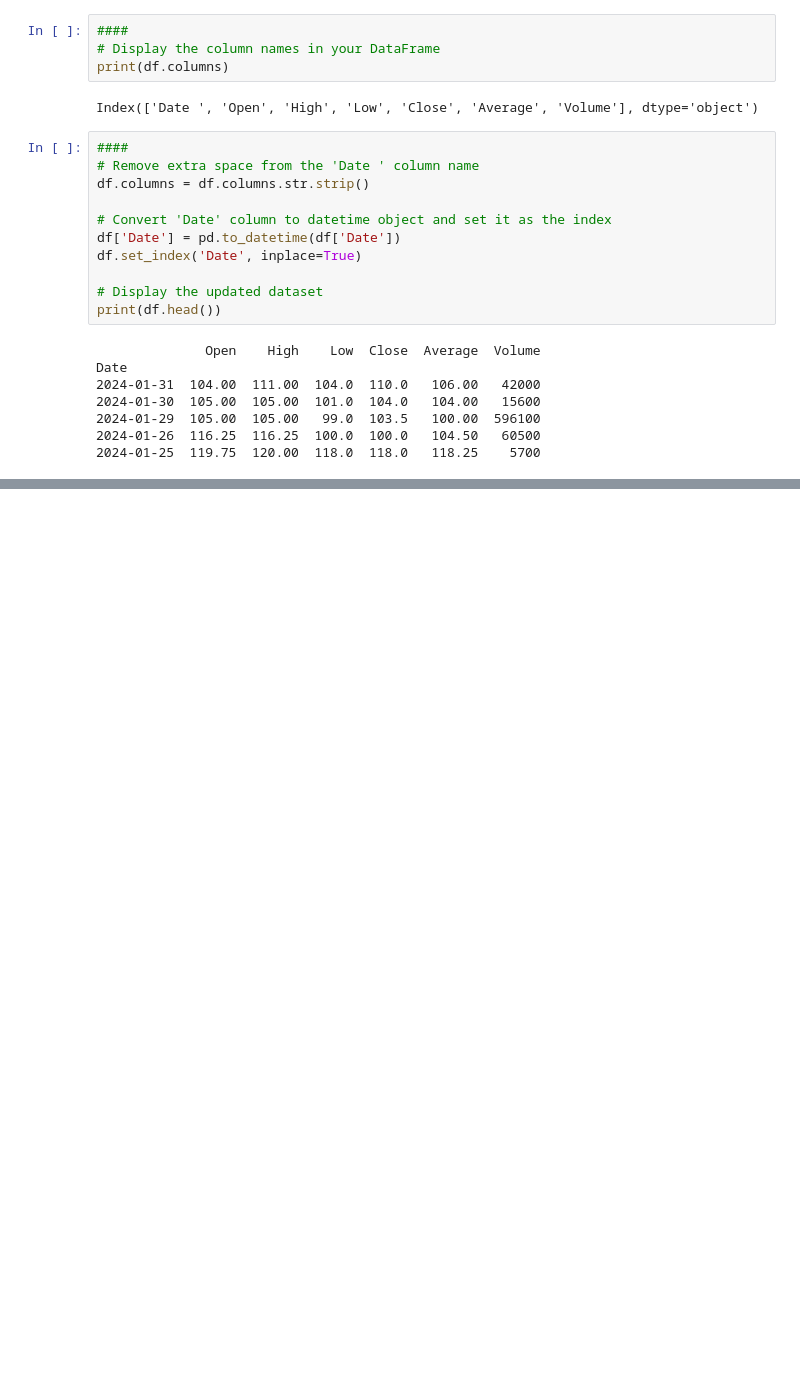
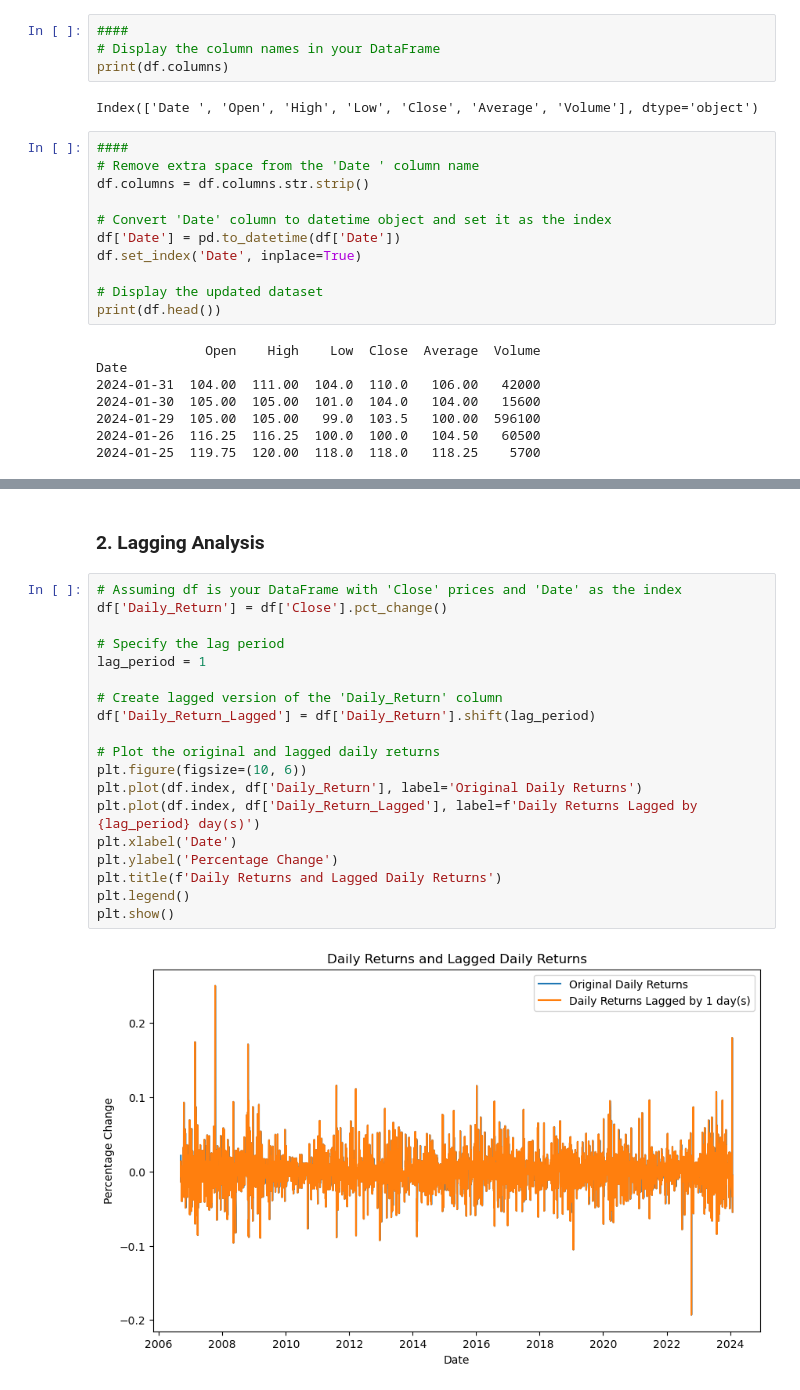
Before and after one commit to derak-isaack/dsc-capstone-project_finale, a Jupyter notebook: main.ipynb, the cells around one changed output, grey strips where cells are left out. Saved outputs shown, nothing was run; the diff lists cells and outputs as text; blank space fills up the shorter version.

```diff
--- a/main.ipynb
+++ b/main.ipynb
@@ -256,0 +141,23 @@ df.head()
+# %% [markdown]
+### 2. Lagging Analysis
+# %%
+# Assuming df is your DataFrame with 'Close' prices and 'Date' as the index
+df['Daily_Return'] = df['Close'].pct_change()
+
+# Specify the lag period
+lag_period = 1
+
+# Create lagged version of the 'Daily_Return' column
+df['Daily_Return_Lagged'] = df['Daily_Return'].shift(lag_period)
+
+# Plot the original and lagged daily returns
+plt.figure(figsize=(10, 6))
+plt.plot(df.index, df['Daily_Return'], label='Original Daily Returns')
+plt.plot(df.index, df['Daily_Return_Lagged'], label=f'Daily Returns Lagged by {lag_period} day(s)')
+plt.xlabel('Date')
+plt.ylabel('Percentage Change')
+plt.title(f'Daily Returns and Lagged Daily Returns')
+plt.legend()
+plt.show()
+# %% [output]
+[figure, added]
```
Also changed, not shown: parts of 26 cells of this notebook.
